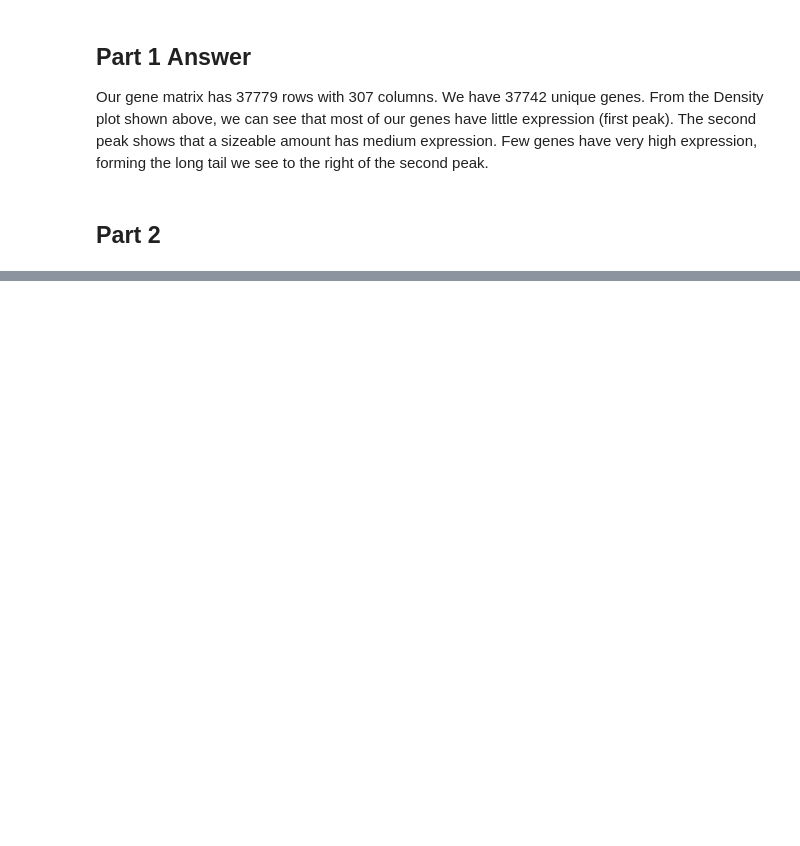
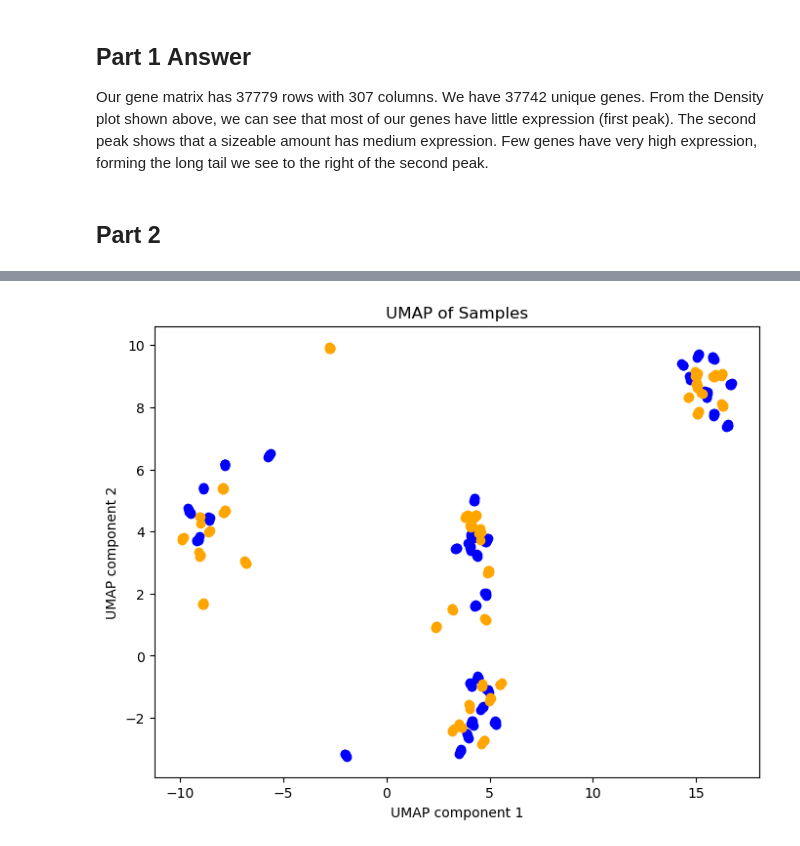
Before and after one commit to jess16313/Bioinformatics-baddies, a Jupyter notebook: Assignment_2.ipynb, the cells around one changed output, grey strips where cells are left out. Drawn from its saved outputs; the diff is of its cells as text; code cells hidden in the pictures; blank space fills up the shorter version.

```diff
--- a/Assignment_2.ipynb
+++ b/Assignment_2.ipynb
@@ -114,0 +163,9 @@ plt.show()
+# %%
+# Create UMAP
+umap_model = umap.UMAP()
+umap_results = umap_model.fit_transform(scaled_data)
+# %%
+# create UMAP dataframe
+umap_df = pd.DataFrame(data=umap_results, columns=["UMAP1", "UMAP2"], index=df_transpose.index)
+umap_df['Group'] = sample_type #add group column to dataframe
+umap_df
@@ -114,0 +186,12 @@ plt.show()
+# %%
+plt.figure(figsize = (8,6))
+
+for group, subset in umap_df.groupby("Group"):
+    plt.scatter(subset["UMAP1"], subset["UMAP2"], label=group, c=colors[group])
+
+plt.title('UMAP of Samples')
+plt.xlabel('UMAP component 1')
+plt.ylabel('UMAP component 2')
+plt.show()
+# %% [output]
+[figure, added]
```
Also changed, not shown: parts of 11 cells of this notebook.
